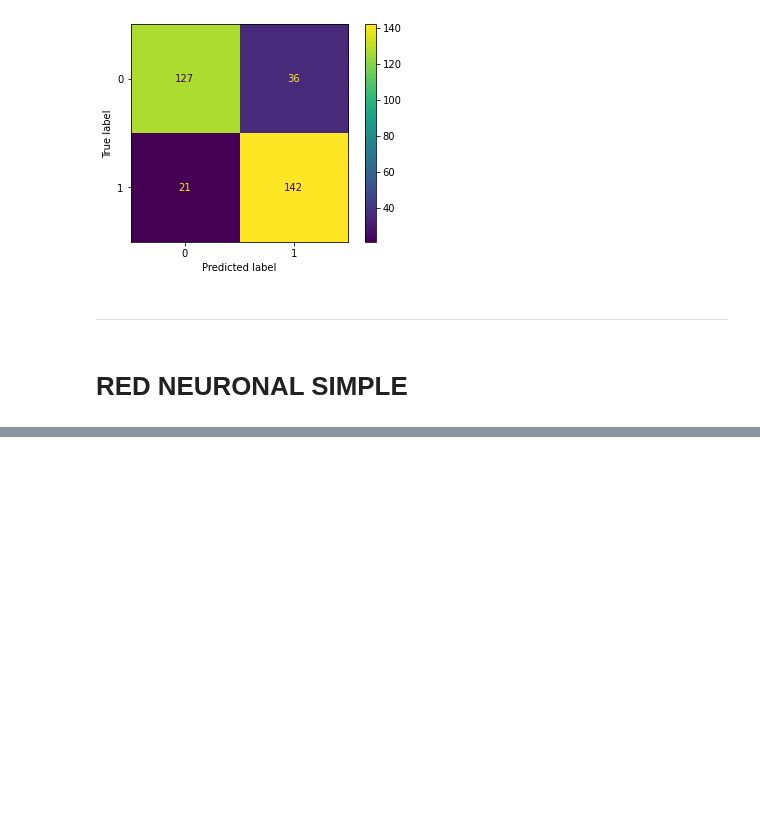
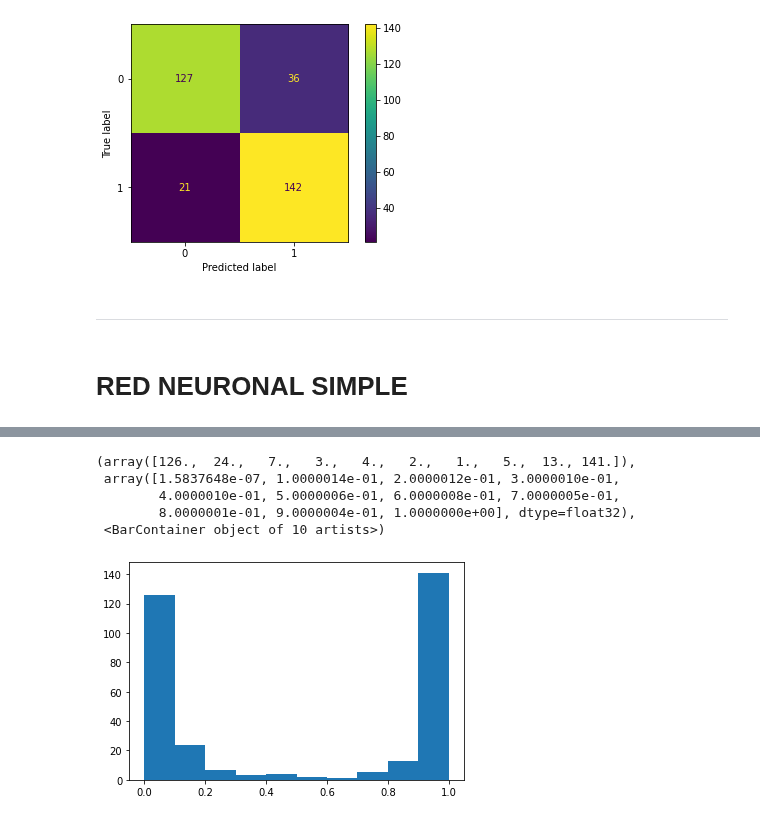
Before and after one commit to JaviCeRodriguez/Heart-Failure-ML, a Jupyter notebook: classification_v2.ipynb, the cells around one changed output, grey strips where cells are left out. Drawn from its saved outputs; the diff is of its cells as text; code cells hidden in the pictures; blank space fills up the shorter version.

```diff
--- a/classification_v2.ipynb
+++ b/classification_v2.ipynb
@@ -454,0 +525,9 @@ weighted avg       0.83      0.83      0.82       326
+# %%
+plt.hist(model.predict(feat_train))
+# %% [output]
+(array([126.,  24.,   7.,   3.,   4.,   2.,   1.,   5.,  13., 141.]),
+ array([1.5837648e-07, 1.0000014e-01, 2.0000012e-01, 3.0000010e-01,
+        4.0000010e-01, 5.0000006e-01, 6.0000008e-01, 7.0000005e-01,
+        8.0000001e-01, 9.0000004e-01, 1.0000000e+00], dtype=float32),
+ <BarContainer object of 10 artists>)
+[figure, added]
```
Also changed, not shown: parts of 9 cells of this notebook.
